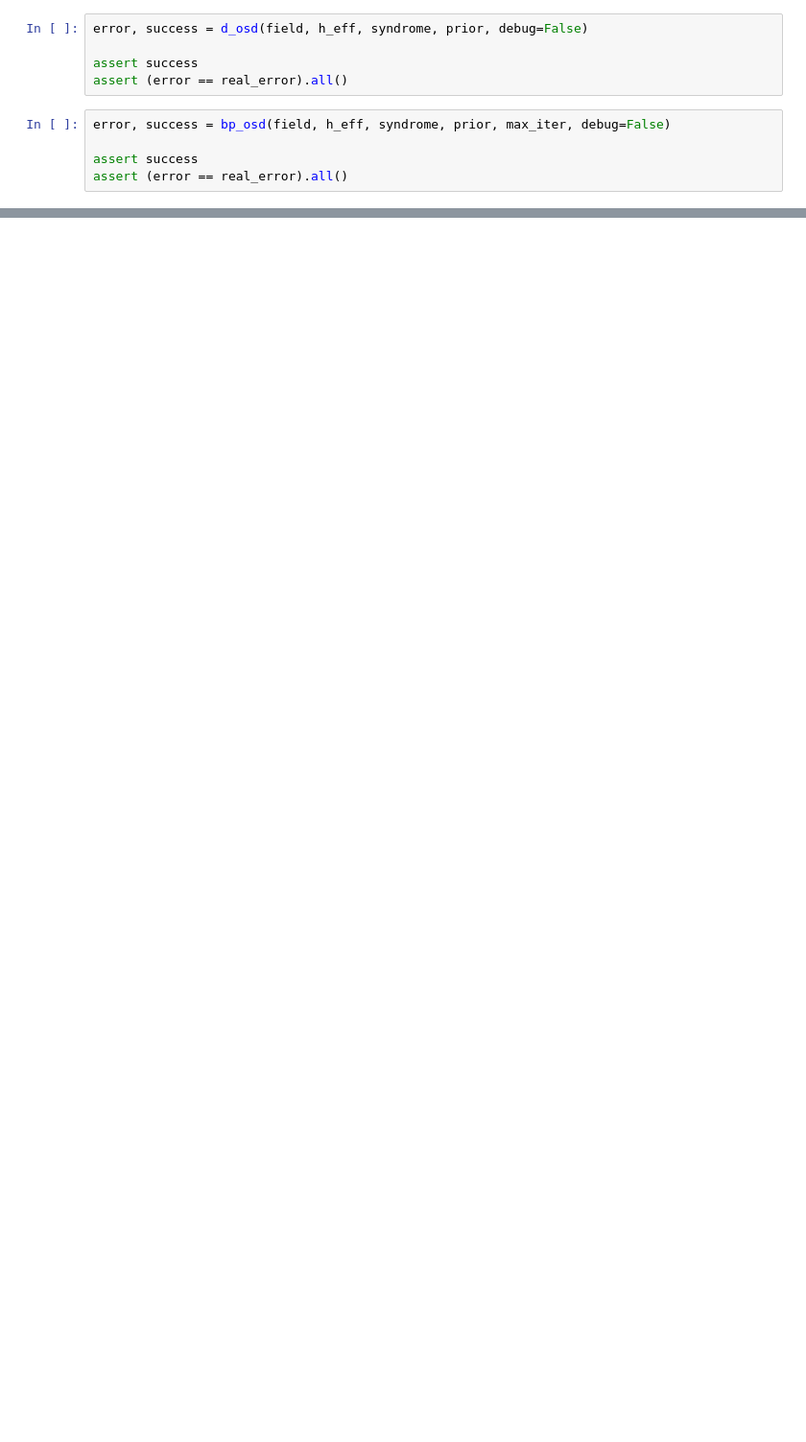
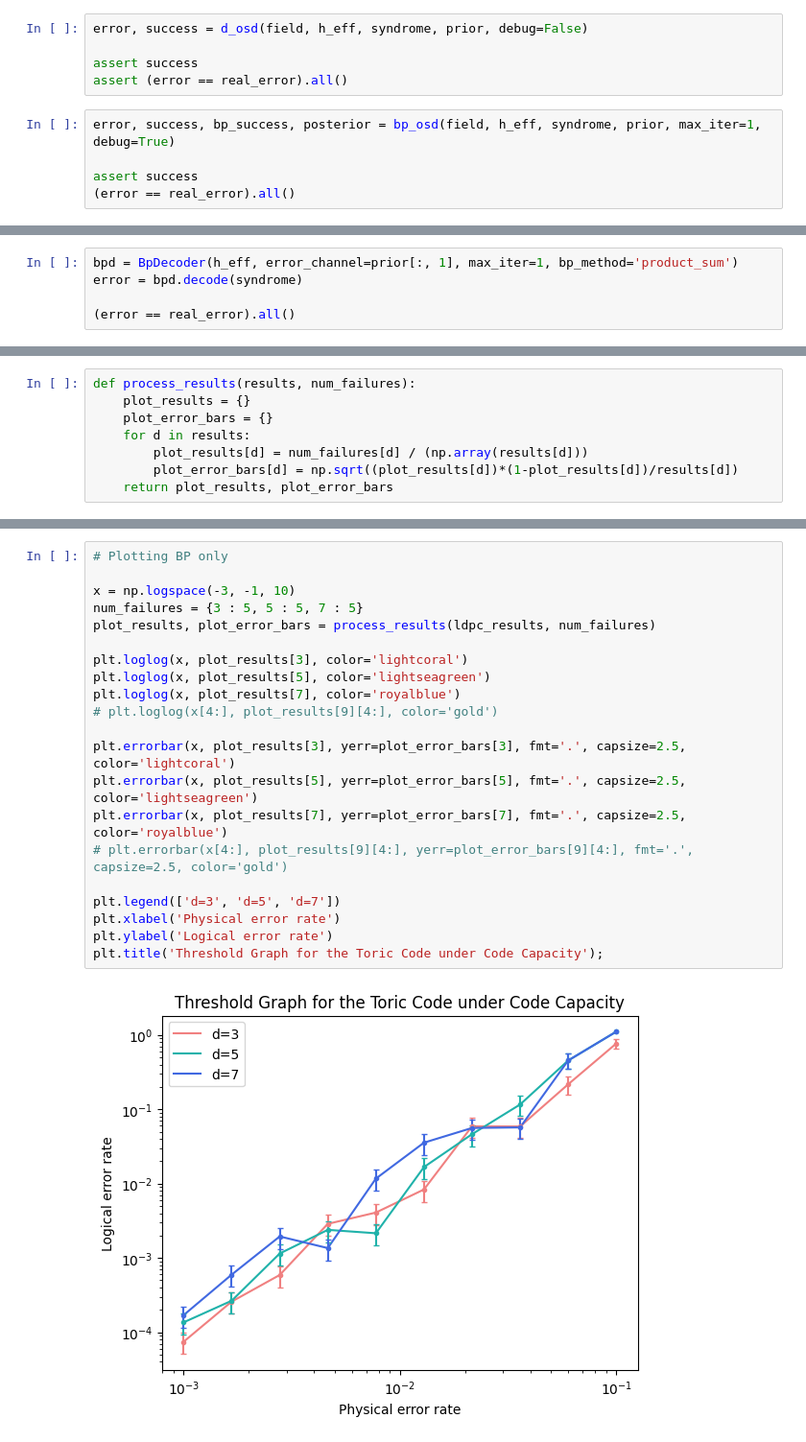
Before and after one commit to e-kneip/bbqudit, a Jupyter notebook: bbq/last_one_i_swear.ipynb, the cells around one changed output, grey strips where cells are left out. Shown at 96% size. Cells and saved outputs as stored; diff of their text form; blank space fills up the shorter version.

Commit message:
Feat: simulate qubit toric code against ldpc package :)

```diff
--- a/bbq/last_one_i_swear.ipynb
+++ b/bbq/last_one_i_swear.ipynb
@@ -41,7 +49,7 @@ error, success = d_osd(field, h_eff, syndrome, prior, debug=False)
 assert success
 assert (error == real_error).all()
 # %%
-error, success = bp_osd(field, h_eff, syndrome, prior, max_iter, debug=False)
+error, success, bp_success, posterior = bp_osd(field, h_eff, syndrome, prior, max_iter=1, debug=True)
 
 assert success
-assert (error == real_error).all()
+(error == real_error).all()
@@ -47,0 +70,5 @@ assert (error == real_error).all()
+# %%
+bpd = BpDecoder(h_eff, error_channel=prior[:, 1], max_iter=1, bp_method='product_sum')
+error = bpd.decode(syndrome)
+
+(error == real_error).all()
@@ -47,0 +343,8 @@ assert (error == real_error).all()
+# %%
+def process_results(results, num_failures):
+    plot_results = {}
+    plot_error_bars = {}
+    for d in results:
+        plot_results[d] = num_failures[d] / (np.array(results[d]))
+        plot_error_bars[d] = np.sqrt((plot_results[d])*(1-plot_results[d])/results[d])
+    return plot_results, plot_error_bars
@@ -47,0 +372,23 @@ assert (error == real_error).all()
+# %%
+# Plotting BP only
+
+x = np.logspace(-3, -1, 10)
+num_failures = {3 : 5, 5 : 5, 7 : 5}
+plot_results, plot_error_bars = process_results(ldpc_results, num_failures)
+
+plt.loglog(x, plot_results[3], color='lightcoral')
+plt.loglog(x, plot_results[5], color='lightseagreen')
+plt.loglog(x, plot_results[7], color='royalblue')
+# plt.loglog(x[4:], plot_results[9][4:], color='gold')
+
+plt.errorbar(x, plot_results[3], yerr=plot_error_bars[3], fmt='.', capsize=2.5, color='lightcoral')
+plt.errorbar(x, plot_results[5], yerr=plot_error_bars[5], fmt='.', capsize=2.5, color='lightseagreen')
+plt.errorbar(x, plot_results[7], yerr=plot_error_bars[7], fmt='.', capsize=2.5, color='royalblue')
+# plt.errorbar(x[4:], plot_results[9][4:], yerr=plot_error_bars[9][4:], fmt='.', capsize=2.5, color='gold')
+
+plt.legend(['d=3', 'd=5', 'd=7'])
+plt.xlabel('Physical error rate')
+plt.ylabel('Logical error rate')
+plt.title('Threshold Graph for the Toric Code under Code Capacity');
+# %% [output]
+[figure, added]
```
Also changed, not shown: parts of 43 cells of this notebook.
